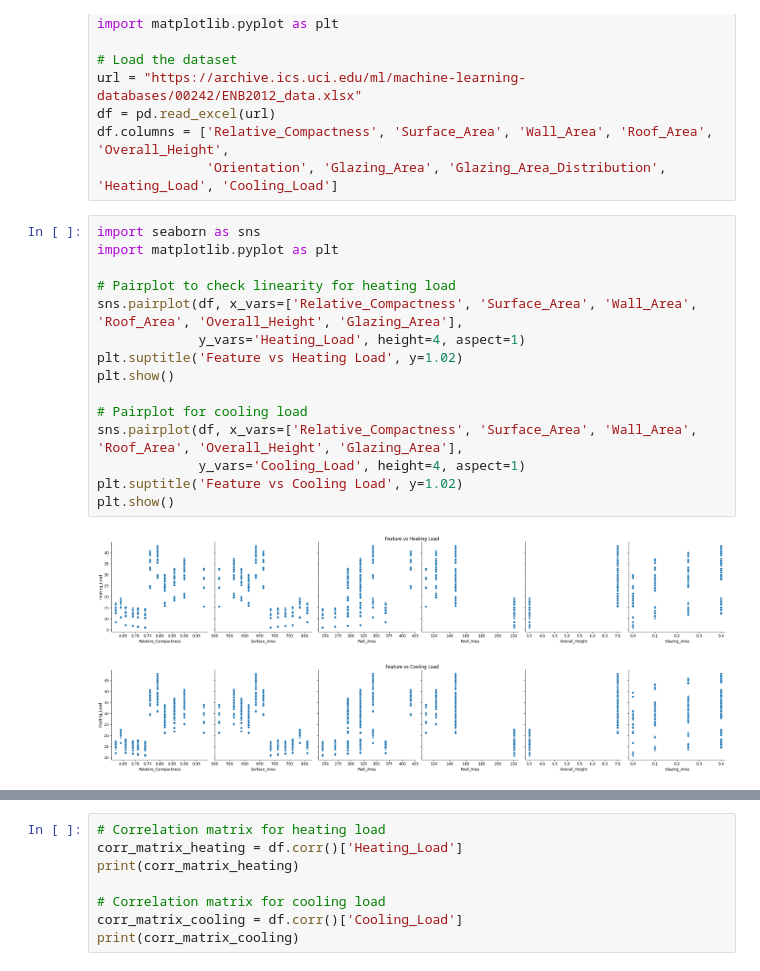
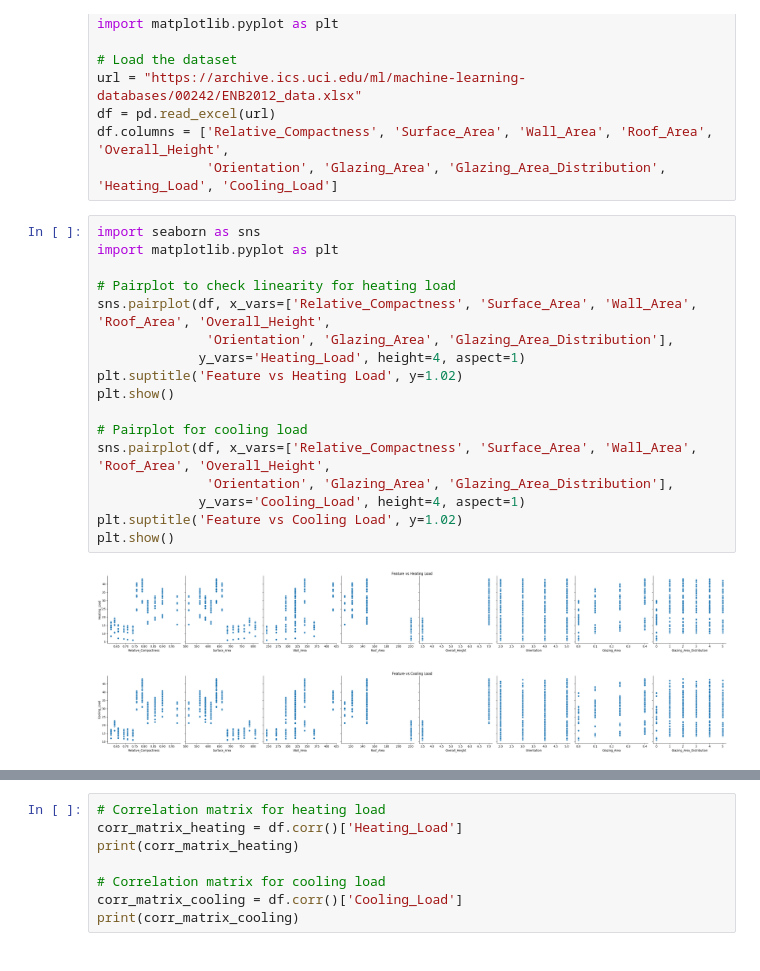
Before and after one commit to venkatanadikatla/pytorch, a Jupyter notebook: Hierarchical_Model_Energy_Efficient.ipynb, the cells around one changed output, grey strips where cells are left out. Cells and saved outputs as stored; diff of their text form.

```diff
--- a/Hierarchical_Model_Energy_Efficient.ipynb
+++ b/Hierarchical_Model_Energy_Efficient.ipynb
@@ -55,21 +55,23 @@ df.columns = ['Relative_Compactness', 'Surface_Area', 'Wall_Area', 'Roof_Area',
 # %%
 import seaborn as sns
 import matplotlib.pyplot as plt
 
 # Pairplot to check linearity for heating load
-sns.pairplot(df, x_vars=['Relative_Compactness', 'Surface_Area', 'Wall_Area', 'Roof_Area', 'Overall_Height', 'Glazing_Area'],
+sns.pairplot(df, x_vars=['Relative_Compactness', 'Surface_Area', 'Wall_Area', 'Roof_Area', 'Overall_Height',
+              'Orientation', 'Glazing_Area', 'Glazing_Area_Distribution'],
              y_vars='Heating_Load', height=4, aspect=1)
 plt.suptitle('Feature vs Heating Load', y=1.02)
 plt.show()
 
 # Pairplot for cooling load
-sns.pairplot(df, x_vars=['Relative_Compactness', 'Surface_Area', 'Wall_Area', 'Roof_Area', 'Overall_Height', 'Glazing_Area'],
+sns.pairplot(df, x_vars=['Relative_Compactness', 'Surface_Area', 'Wall_Area', 'Roof_Area', 'Overall_Height',
+              'Orientation', 'Glazing_Area', 'Glazing_Area_Distribution'],
              y_vars='Cooling_Load', height=4, aspect=1)
 plt.suptitle('Feature vs Cooling Load', y=1.02)
 plt.show()
 # %% [output]
-[figure, old version]
+[figure, new version]
-[figure, old version]
+[figure, new version]
 # %%
 import seaborn as sns
 import matplotlib.pyplot as plt
```
Also changed, not shown: parts of 11 cells of this notebook.
